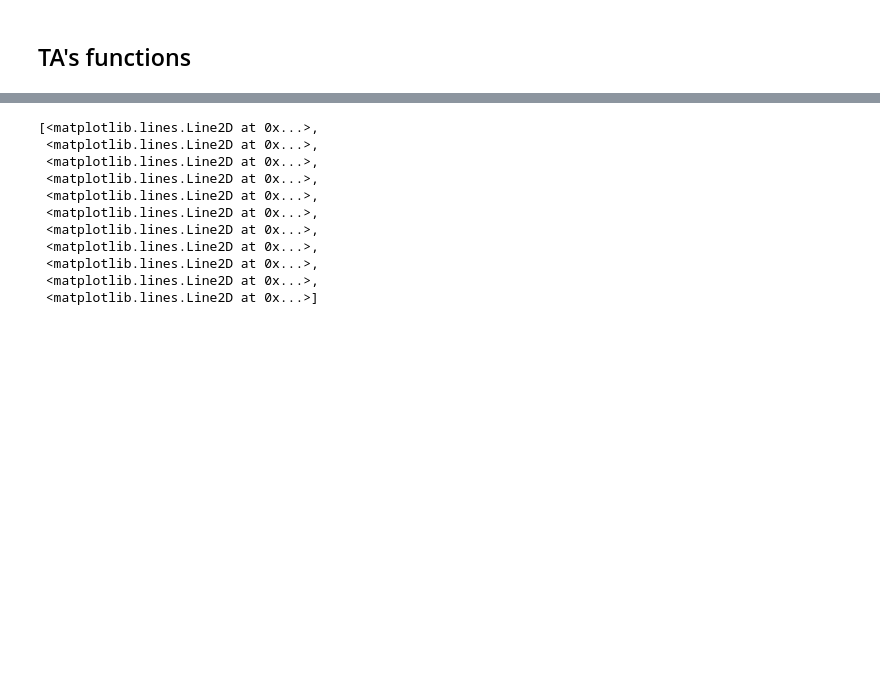
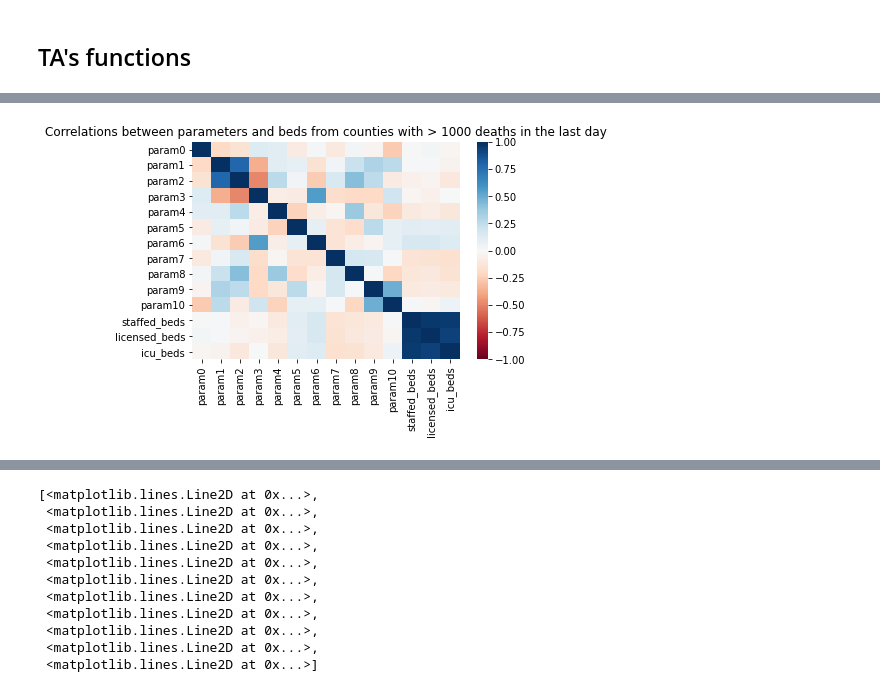
Before and after one commit to danielnee2/SKTW, a Jupyter notebook: TC/prediction_TC.ipynb, the cells around one changed output, grey strips where cells are left out. Drawn from its saved outputs; the diff is of its cells as text; code cells hidden in the pictures; blank space fills up the shorter version.

```diff
--- a/TC/prediction_TC.ipynb
+++ b/TC/prediction_TC.ipynb
@@ -252,0 +450,8 @@ def fit_leastsq_qd(params, data):
+# %%
+counter = 0
+for f in X['countyFIPS']:
+    tmp = predict_selected_county_before_window2(f, 1)
+    for i in range(11):
+        X_correlations.loc[f, 'param'+str(i)]=tmp.x[i]
+    print(counter)
+    counter += 1
@@ -252,0 +476,2 @@ def fit_leastsq_qd(params, data):
+# %%
+X_correlations=X_correlations.dropna()
@@ -252,0 +480,4 @@ def fit_leastsq_qd(params, data):
+# %%
+df_beds = pd.read_csv(datadir + 'us/hospitals/beds_by_county.csv')
+# %%
+X_tot = pd.merge(X_correlations, df_beds, left_index=True, right_on='FIPS').drop(columns=['state','county','Name']).set_index('FIPS')
@@ -252,0 +486,6 @@ def fit_leastsq_qd(params, data):
+# %%
+sns.heatmap(X_tot.corr(), vmin=-1, vmax=1,cmap='RdBu')
+plt.title("Correlations between parameters and beds from counties with > 1000 deaths in the last day")
+plt.savefig("corr_beds.png")
+# %% [output]
+[figure, added]
```
Also changed, not shown: parts of 66 cells of this notebook, 3 other files.
